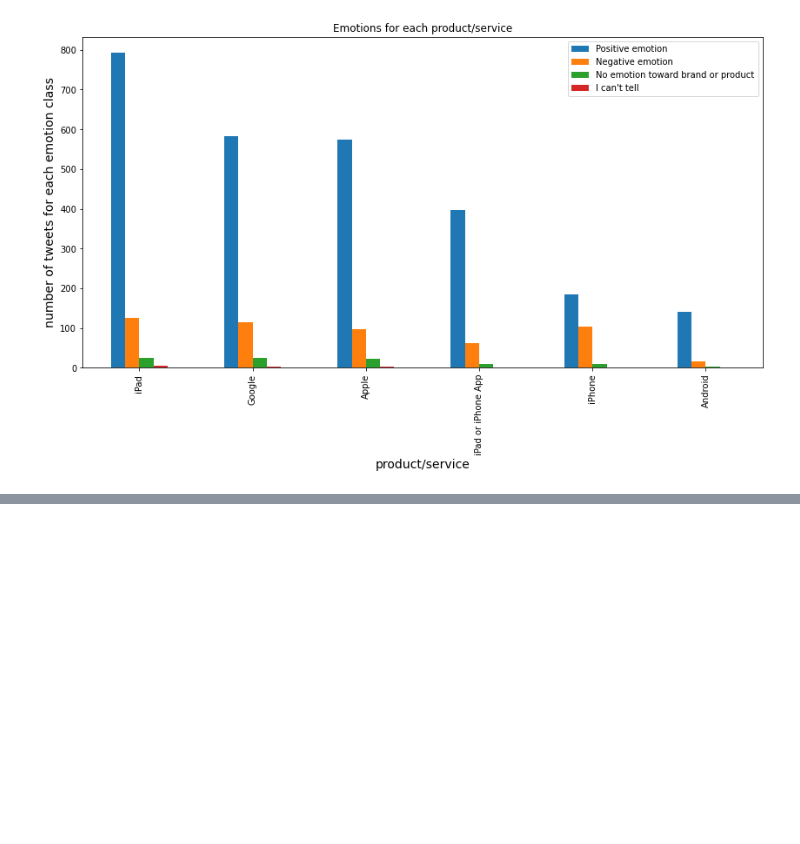
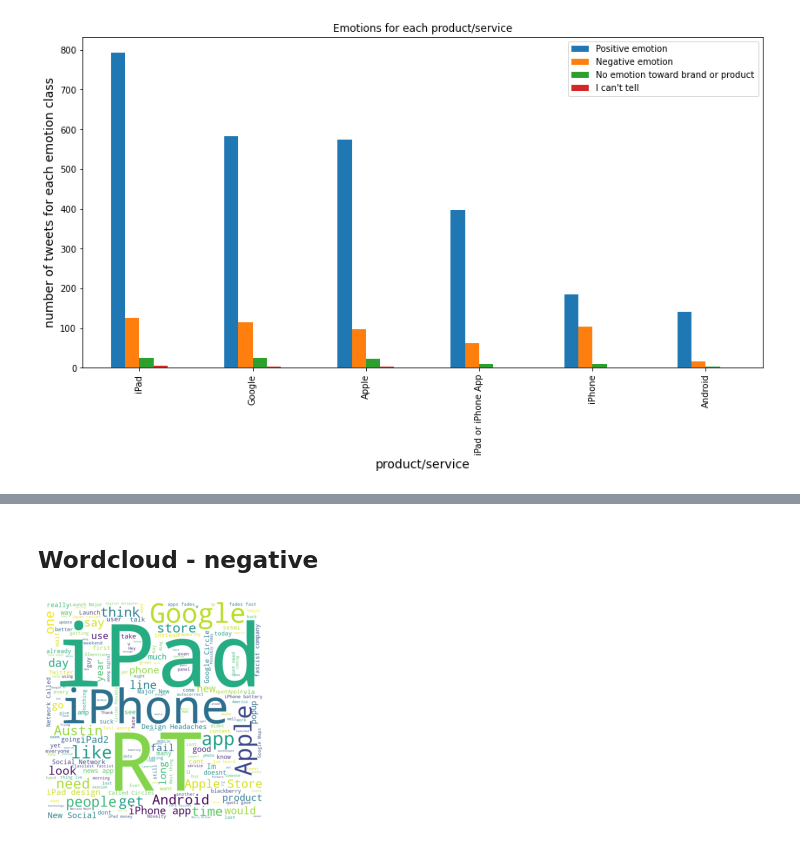
Before and after one commit to rahulakrish/customer_sentiment_analysis, a Jupyter notebook: project.ipynb, the cells around one changed output, grey strips where cells are left out. Drawn from its saved outputs; the diff is of its cells as text; code cells hidden in the pictures; blank space fills up the shorter version.

```diff
--- a/project.ipynb
+++ b/project.ipynb
@@ -176,0 +216,25 @@ plt.xlabel('product/service',fontsize=14);
+# %% [markdown]
+## Wordcloud - negative
+# %%
+#creating a df for only positive tweets
+negative = df[df['emotion'] == 'Negative emotion']
+
+#instantiate
+wc = WordCloud(background_color='white',
+               stopwords=stopwords_list,
+               height=800,
+               width=800,
+               )
+
+#for the wordcloud, we have to join all the text data into a single string
+text = " ".join(negative['formatted'])
+
+#generate the WC
+wc.generate(text)
+
+#plot the WC
+plt.axis('off')
+plt.imshow(wc)
+plt.show()
+# %% [output]
+[figure, added]
```
Also changed, not shown: parts of 6 cells of this notebook.
